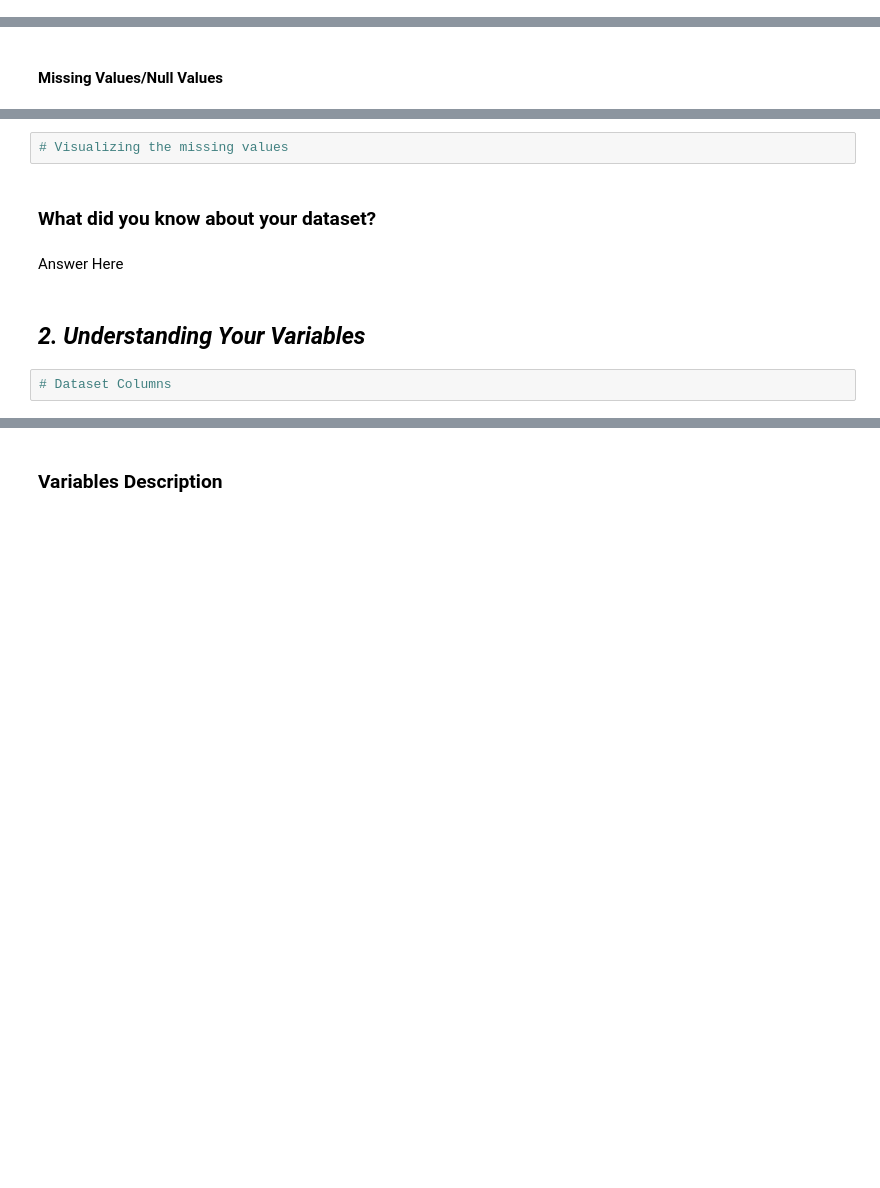
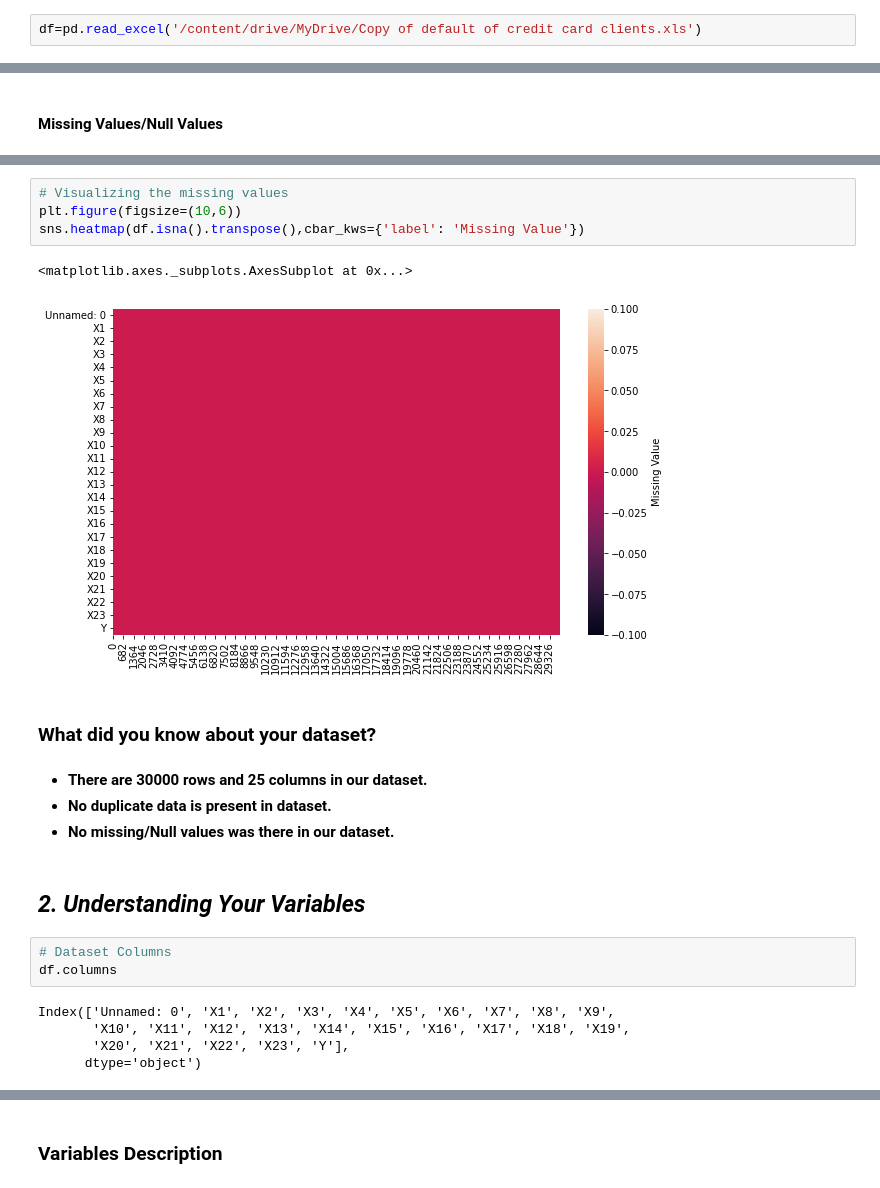
Before and after one commit to Asif-PA/CreditCardDefaultPrediction, a Jupyter notebook: AsifPA_CreditCardDefaultPrediction.ipynb, the cells around one changed output, grey strips where cells are left out. Drawn from its saved outputs; the diff is of its cells as text; blank space fills up the shorter version.

```diff
--- a/AsifPA_CreditCardDefaultPrediction.ipynb
+++ b/AsifPA_CreditCardDefaultPrediction.ipynb
@@ -88,3 +111,5 @@ M - Multivariate Analysis
+# %%
+df=pd.read_excel('/content/drive/MyDrive/Copy of default of credit card clients.xls')
 # %% [markdown]
 ### Dataset First View
 # %%
@@ -108,12 +203,25 @@ M - Multivariate Analysis
-# %%
-# Visualizing the missing values
+# %%
+# Visualizing the missing values
+plt.figure(figsize=(10,6))
+sns.heatmap(df.isna().transpose(),cbar_kws={'label': 'Missing Value'})
+# %% [output]
+<matplotlib.axes._subplots.AxesSubplot at 0x...>
+[figure, added]
 # %% [markdown]
 ### What did you know about your dataset?
-# %% [markdown]
-Answer Here
+# %% [markdown]
+*   **There are 30000 rows and 25 columns in our dataset.**
+*   **No duplicate data is present in dataset.**
+*   **No missing/Null values was there in our dataset.**
 # %% [markdown]
 ## ***2. Understanding Your Variables***
 # %%
 # Dataset Columns
+df.columns
+# %% [output]
+Index(['Unnamed: 0', 'X1', 'X2', 'X3', 'X4', 'X5', 'X6', 'X7', 'X8', 'X9',
+       'X10', 'X11', 'X12', 'X13', 'X14', 'X15', 'X16', 'X17', 'X18', 'X19',
+       'X20', 'X21', 'X22', 'X23', 'Y'],
+      dtype='object')
 # %%
 # Dataset Describe
```
Also changed, not shown: parts of 15 cells of this notebook.
